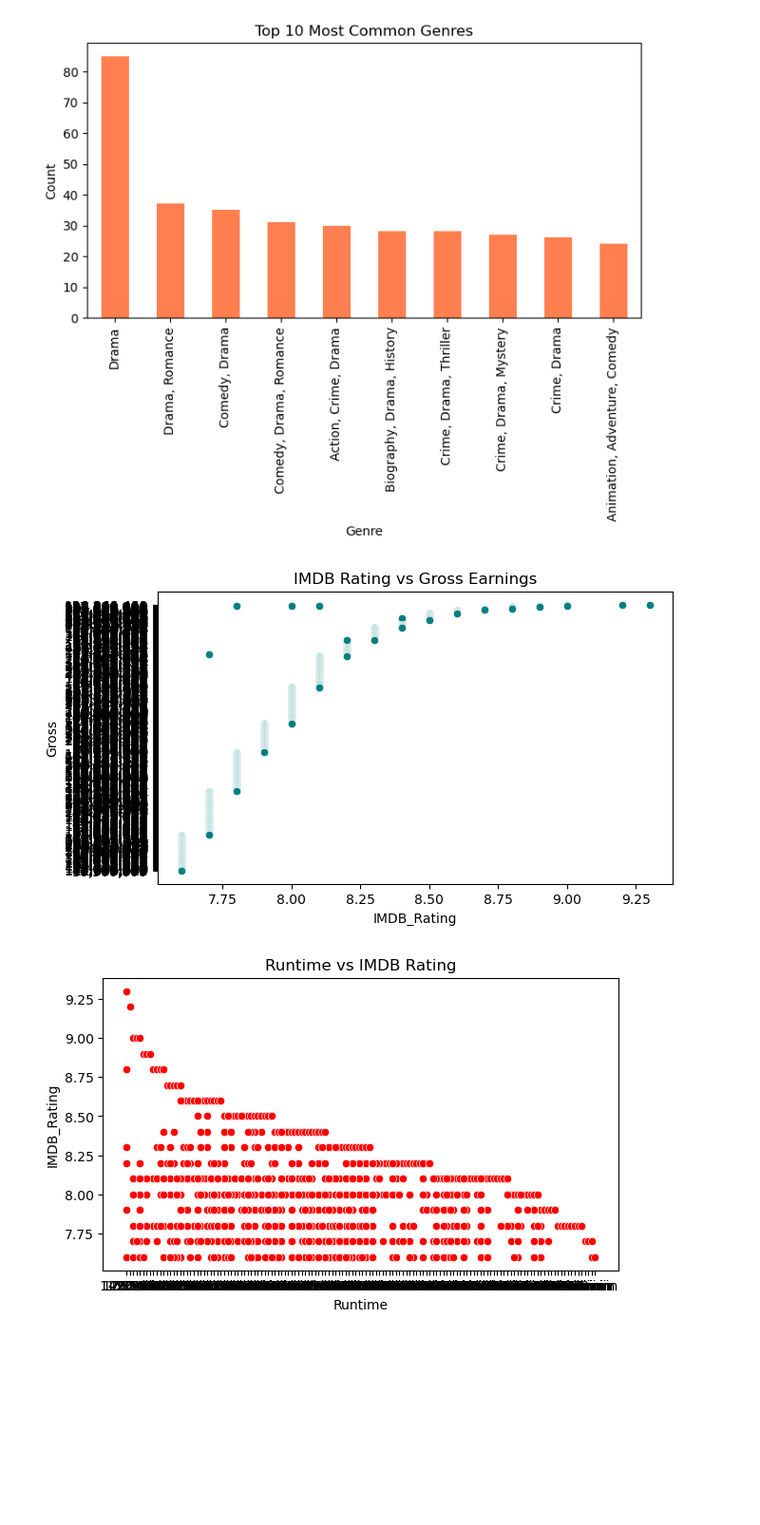
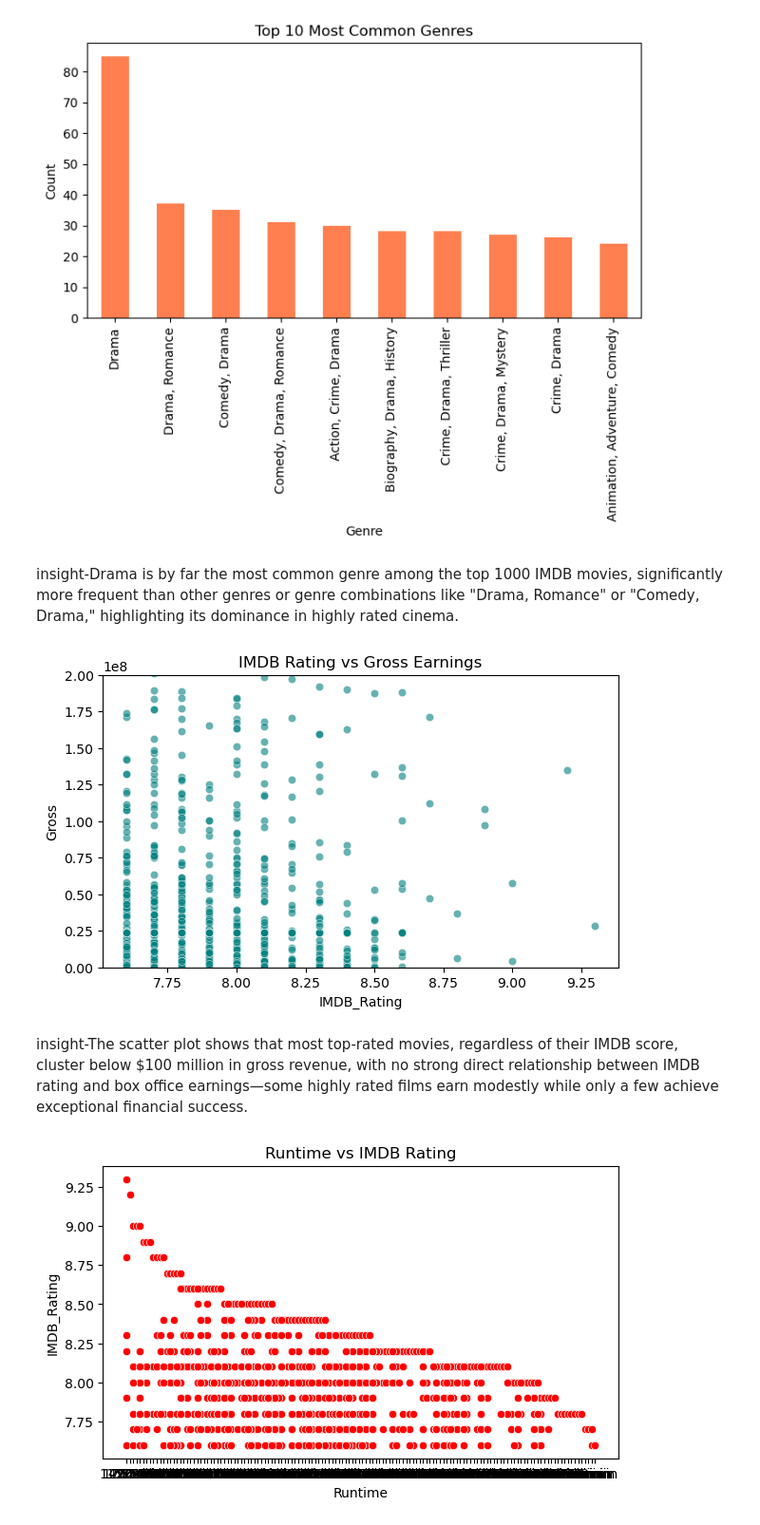
Before and after one commit to thotatejaswini03/DataAnalysis, a Jupyter notebook: Eda1.ipynb, the cells around one changed output. Shown: that part at 95% size. Cells and saved outputs as stored; diff of their text form; code cells hidden in the pictures; blank space fills up the shorter version.

```diff
--- a/Eda1.ipynb
+++ b/Eda1.ipynb
@@ -169,15 +170,19 @@ plt.ylabel('Count')
 plt.show()
 # %% [output]
 [figure]
+# %% [markdown]
+insight-Drama is by far the most common genre among the top 1000 IMDB movies, significantly more frequent than other genres or genre combinations like "Drama, Romance" or "Comedy, Drama," highlighting its dominance in highly rated cinema.
 # %%
 
-# IMDB Rating vs Gross
 plt.figure(figsize=(7,4))
-sns.scatterplot(x='IMDB_Rating', y='Gross', data=df, color='teal')
+sns.scatterplot(x='IMDB_Rating', y='Gross', data=df, color='teal', alpha=0.6)
+plt.ylim(0, 2e8)  # Adjust upper limit based on data; here limits to $200 million for clarity
 plt.title('IMDB Rating vs Gross Earnings')
 plt.show()
 # %% [output]
-[figure, old version]
+[figure, new version]
+# %% [markdown]
+insight-The scatter plot shows that most top-rated movies, regardless of their IMDB score, cluster below $100 million in gross revenue, with no strong direct relationship between IMDB rating and box office earnings—some highly rated films earn modestly while only a few achieve exceptional financial success.
 # %%
 # Runtime vs IMDB Rating
 plt.figure(figsize=(7,4))
```
Also changed, not shown: parts of 8 cells of this notebook, 7 other files.
